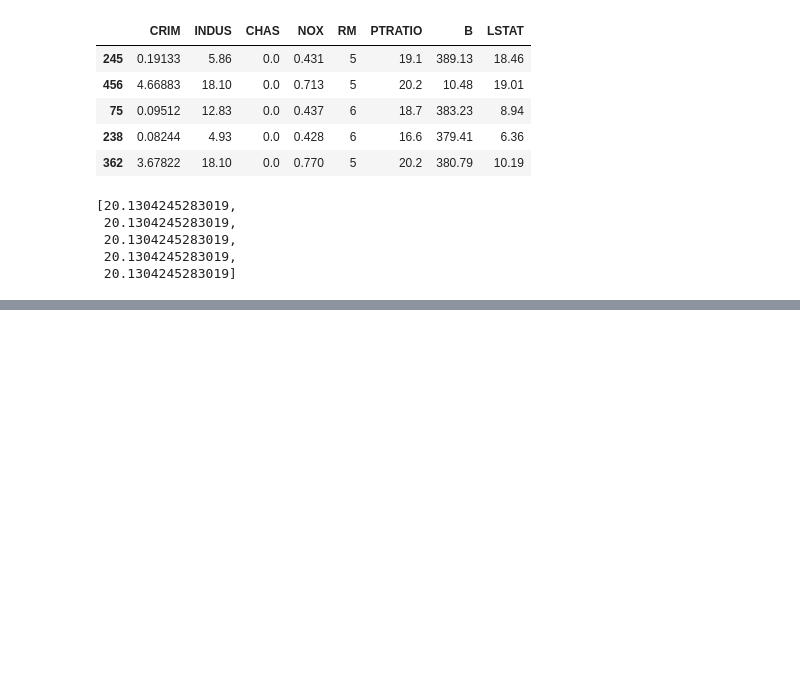
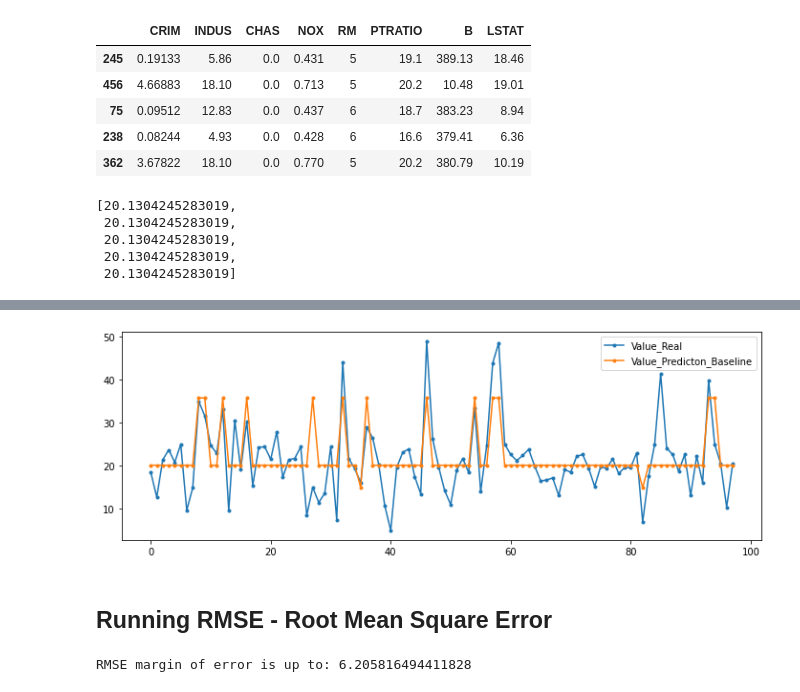
Before and after one commit to hildebrando001/Predict-house-prices-ML, a Jupyter notebook: Analysis.ipynb, the cells around one changed output, grey strips where cells are left out. Drawn from its saved outputs; the diff is of its cells as text; code cells hidden in the pictures; blank space fills up the shorter version.

Commit message:
Calculate RMSE margin of error

```diff
--- a/Analysis.ipynb
+++ b/Analysis.ipynb
@@ -329,0 +337,9 @@ df_results.head()
+# %%
+fig, ax = plt.subplots(figsize=(12, 4))
+
+plt.plot(df_results, '.-')
+plt.legend(['Value_Real','Value_Predicton_Baseline']);
+# %% [output]
+[figure, added]
+# %% [markdown]
+## Running RMSE - Root Mean Square Error
@@ -329,0 +352,5 @@ df_results.head()
+# %%
+# Printing out the model performance
+print(f'RMSE margin of error is up to: {rmse}')
+# %% [output]
+RMSE margin of error is up to: 6.205816494411828
```
Also changed, not shown: parts of 4 cells of this notebook.
